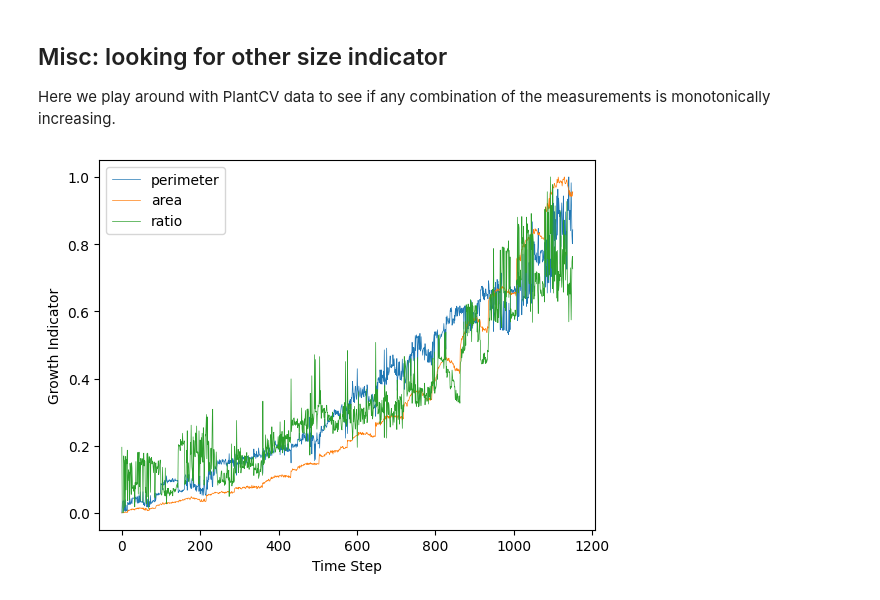
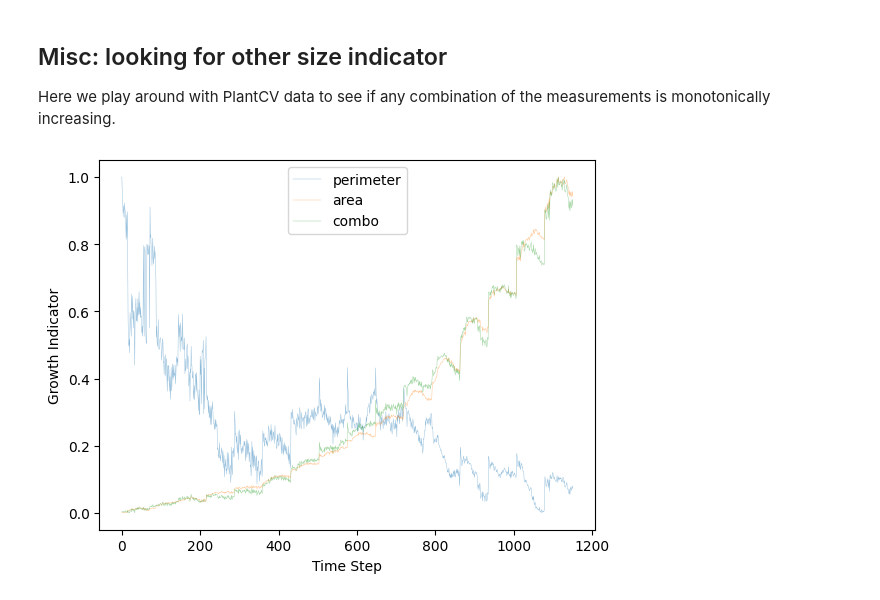
Before and after one commit to steventango/plant-rl, a Jupyter notebook: analysis/analyze_plant_data.ipynb, the cells around one changed output. Cells and saved outputs as stored; diff of their text form; code cells hidden in the pictures.

```diff
--- a/analysis/analyze_plant_data.ipynb
+++ b/analysis/analyze_plant_data.ipynb
@@ -135,30 +135,31 @@ Here we play around with PlantCV data to see if any combination of the measureme
 # %%
 data_path = os.path.dirname(os.path.abspath("")) + '/analysis/plant_data/plant_all_data.csv'
 all_df = pd.read_csv(data_path).sort_values(by='timestamp')
 
 plant_id = 5
 sub_df = all_df[all_df['plant_id'] == plant_id]
 
 area = np.array(sub_df['area'])
-peri = np.array(sub_df['perimeter'])
+peri = np.array(sub_df['solidity'])
 
 # Moving average (optional)
 window_size = 1
 area = np.convolve(area, np.ones(window_size)/window_size, mode='valid')
 peri = np.convolve(peri, np.ones(window_size)/window_size, mode='valid')
-ratio = area / peri
+
 
 # Normalize for comparison
-ratio = (ratio-np.min(ratio))/(np.max(ratio)-np.min(ratio))
 area = (area-np.min(area))/(np.max(area)-np.min(area))
 peri = (peri-np.min(peri))/(np.max(peri)-np.min(peri))
+#combo = (combo-np.min(combo))/(np.max(combo)-np.min(combo))
+combo = peri * area
 
-plt.plot(peri, label='perimeter', linewidth=0.5)
-plt.plot(area, label='area', linewidth=0.5)
-plt.plot(ratio, label='ratio', linewidth=0.5)
+plt.plot(peri, label='perimeter', alpha=0.5, linewidth=0.3)
+plt.plot(area, label='area', alpha=0.5, linewidth=0.3)
+plt.plot(combo, label='combo', alpha=0.5, linewidth=0.3)
 plt.xlabel('Time Step')
 plt.ylabel('Growth Indicator')
 plt.legend()
 plt.show()
 # %% [output]
-[figure, old version]
+[figure, new version]
```
Also changed, not shown: 12 other files.
